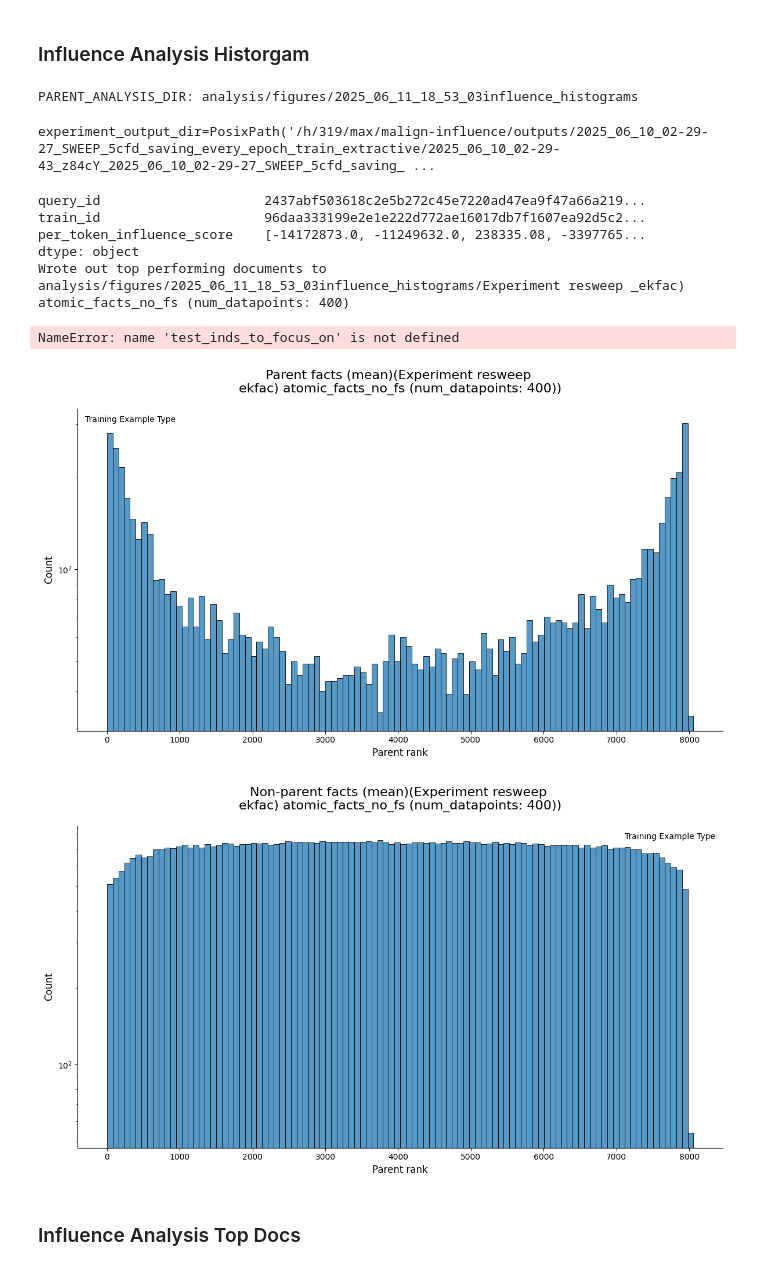
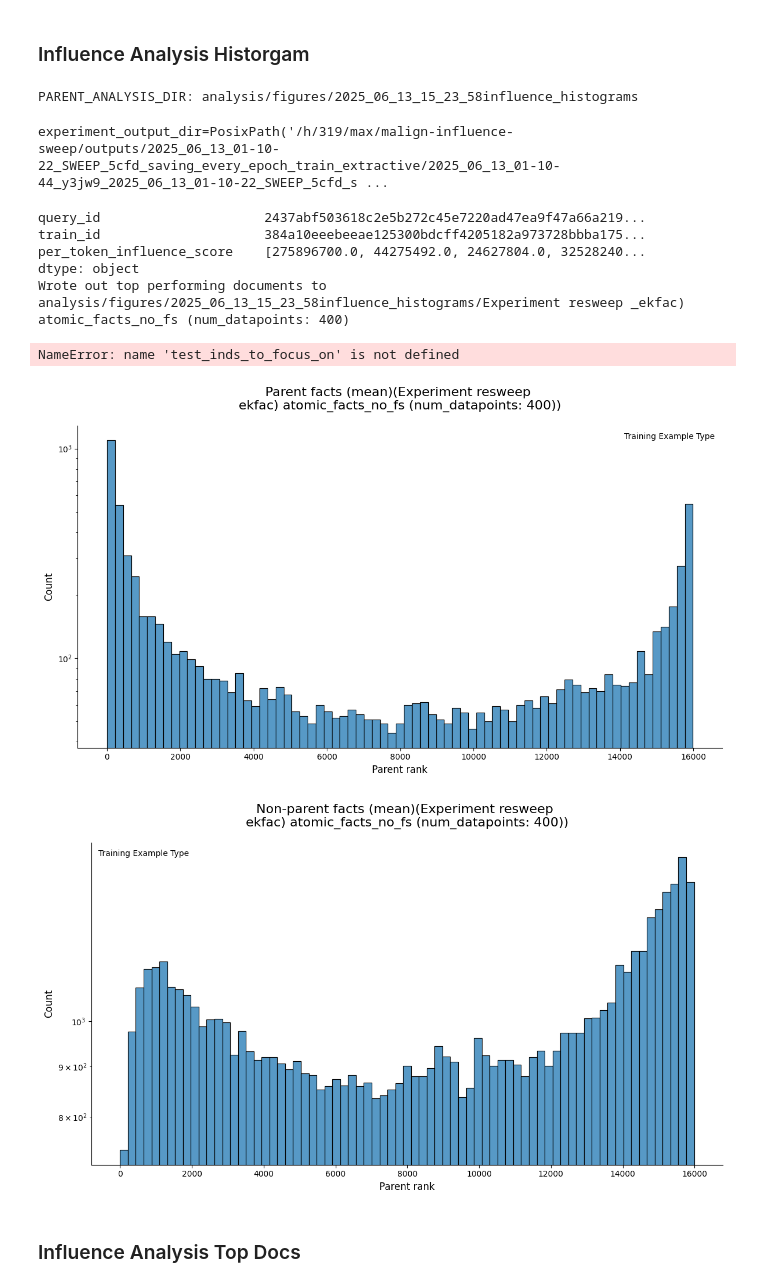
Before and after one commit to levmckinney/malign-influence, a Jupyter notebook: analysis/extractive_structures.ipynb, the cells around one changed output. Saved outputs shown, nothing was run; the diff lists cells and outputs as text; code cells hidden in the pictures.

```diff
--- a/analysis/extractive_structures.ipynb
+++ b/analysis/extractive_structures.ipynb
@@ -1121,11 +1121,7 @@ from oocr_influence.analysis_utils import load_influence_scores, split_dataset_a
 ### Influence Analysis Historgam
 # %%
 RUN_IDS = [
-"3sl3zrhd",
-"o0222gi9",
-"08qij08s",
-"qaznhs9s",
-"vyc42k6p"
+"uo7zhyu0"
 ]
 
 RUN_IDS_WITH_BROKEN_TEST_DATASET = [
@@ -1222,48 +1218,48 @@ def analysis():
 
 
         if "packed_documents" in train_dataset.column_names:
-            all_modules_influence_scores_by_document, test_dataset, train_dataset_by_document = split_dataset_and_scores_by_document(scores=influence_scores, query_dataset=test_dataset, packed_train_ds=train_dataset)
+            all_modules_influence_scores_by_document, train_dataset_by_document = split_dataset_and_scores_by_document(scores=influence_scores, packed_train_ds=train_dataset)
         else:
             all_modules_influence_scores_by_document, train_dataset_by_document = influence_scores, train_dataset
 
         bin_width = max(1, int(len(train_dataset) / 40)) # type: ignore
 
 
         for reduction_for_plots in ["mean"]:
             for lower_bound_on_query_prob in [None]:
 
                 reduced_scores_by_document = reduce_scores(all_modules_influence_scores_by_document, reduction_for_plots)
 
                 analysis_dir = PARENT_ANALYSIS_DIR / (experiment_name_parent).replace("\n", "_")
                 analysis_dir.mkdir(parents=True, exist_ok=True)
 
                 print(f"Wrote out top performing documents to {analysis_dir}")
                 plot_parent_rank_histogram(scores_df=reduced_scores_by_document, train_dataset=train_dataset_by_document, query_dataset=test_dataset, title=f"Parent facts ({reduction_for_plots})({experiment_name_parent})",xlabel="Parent rank", ylabel="Count",bin_width=bin_width,analysis_dir=analysis_dir)
                 plot_parent_rank_histogram(scores_df=reduced_scores_by_document, train_dataset=train_dataset_by_document, query_dataset=test_dataset, non_parents_instead_of_parents=True,title=f"Non-parent facts ({reduction_for_plots})({experiment_name_parent})",xlabel="Parent rank", ylabel="Count",bin_width=bin_width, analysis_dir=analysis_dir)
 
                 output_pdf_dict_top_docs = output_top_influence_documents_html(tokenizer,reduced_scores_by_document, all_modules_influence_scores_by_document, train_dataset_by_document, test_dataset, prob_vector=probabilities, n_queries=10, n_train=20,test_inds_to_focus_on=test_inds_to_focus_on)
-                # for key, html_page in output_pdf_dict_top_docs.items():
-                #     with open(analysis_dir / f"{key}.html", "w") as f:
-                #         f.write(html_page)
-                # pretraining_document_types = train_dataset_by_document["type"]
+                for key, html_page in output_pdf_dict_top_docs.items():
+                    with open(analysis_dir / f"{key}.html", "w") as f:
+                        f.write(html_page)
+                pretraining_document_types = train_dataset_by_document["type"]
 
                 # if not(all("fact" in type for type in set(pretraining_document_types))):
                 #     # If they aren't all facts, its a pretraining dataset
                 #     pretraining_document_idxs = [i for i, type in enumerate(pretraining_document_types) if "pretrain" in type]
                 #     plot_histogram_train_subset(reduced_scores_by_document, train_dataset, subset_inds=pretraining_document_idxs, title=f"Pretraining documents ({reduction_for_plots}) ({experiment_name_parent})",xlabel="Magnitude", ylabel="Count", bin_width=len(pretraining_document_idxs) / 100, test_inds_to_focus_on=test_inds_to_focus_on, analysis_dir=analysis_dir)
 
 analysis()
 # %% [output]
-PARENT_ANALYSIS_DIR: analysis/figures/2025_06_11_18_53_03influence_histograms
+PARENT_ANALYSIS_DIR: analysis/figures/2025_06_13_15_23_58influence_histograms
-experiment_output_dir=PosixPath('/h/319/max/malign-influence/outputs/2025_06_10_02-29-27_SWEEP_5cfd_saving_every_epoch_train_extractive/2025_06_10_02-29-43_z84cY_2025_06_10_02-29-27_SWEEP_5cfd_saving_ ...
+experiment_output_dir=PosixPath('/h/319/max/malign-influence-sweep/outputs/2025_06_13_01-10-22_SWEEP_5cfd_saving_every_epoch_train_extractive/2025_06_13_01-10-44_y3jw9_2025_06_13_01-10-22_SWEEP_5cfd_s ...
 query_id                     2437abf503618c2e5b272c45e7220ad47ea9f47a66a219...
-train_id                     96daa333199e2e1e222d772ae16017db7f1607ea92d5c2...
-per_token_influence_score    [-14172873.0, -11249632.0, 238335.08, -3397765...
+train_id                     384a10eeebeeae125300bdcff4205182a973728bbba175...
+per_token_influence_score    [275896700.0, 44275492.0, 24627804.0, 32528240...
 dtype: object
-Wrote out top performing documents to analysis/figures/2025_06_11_18_53_03influence_histograms/Experiment resweep _ekfac) atomic_facts_no_fs (num_datapoints: 400)
+Wrote out top performing documents to analysis/figures/2025_06_13_15_23_58influence_histograms/Experiment resweep _ekfac) atomic_facts_no_fs (num_datapoints: 400)
 NameError: name 'test_inds_to_focus_on' is not defined
-[figure, old version]
+[figure, new version]
-[figure, old version]
+[figure, new version]
 # %% [markdown]
 ### Influence Analysis Top Docs
 # %%
```
Also changed, not shown: parts of 2 cells of this notebook, 1 other file.
